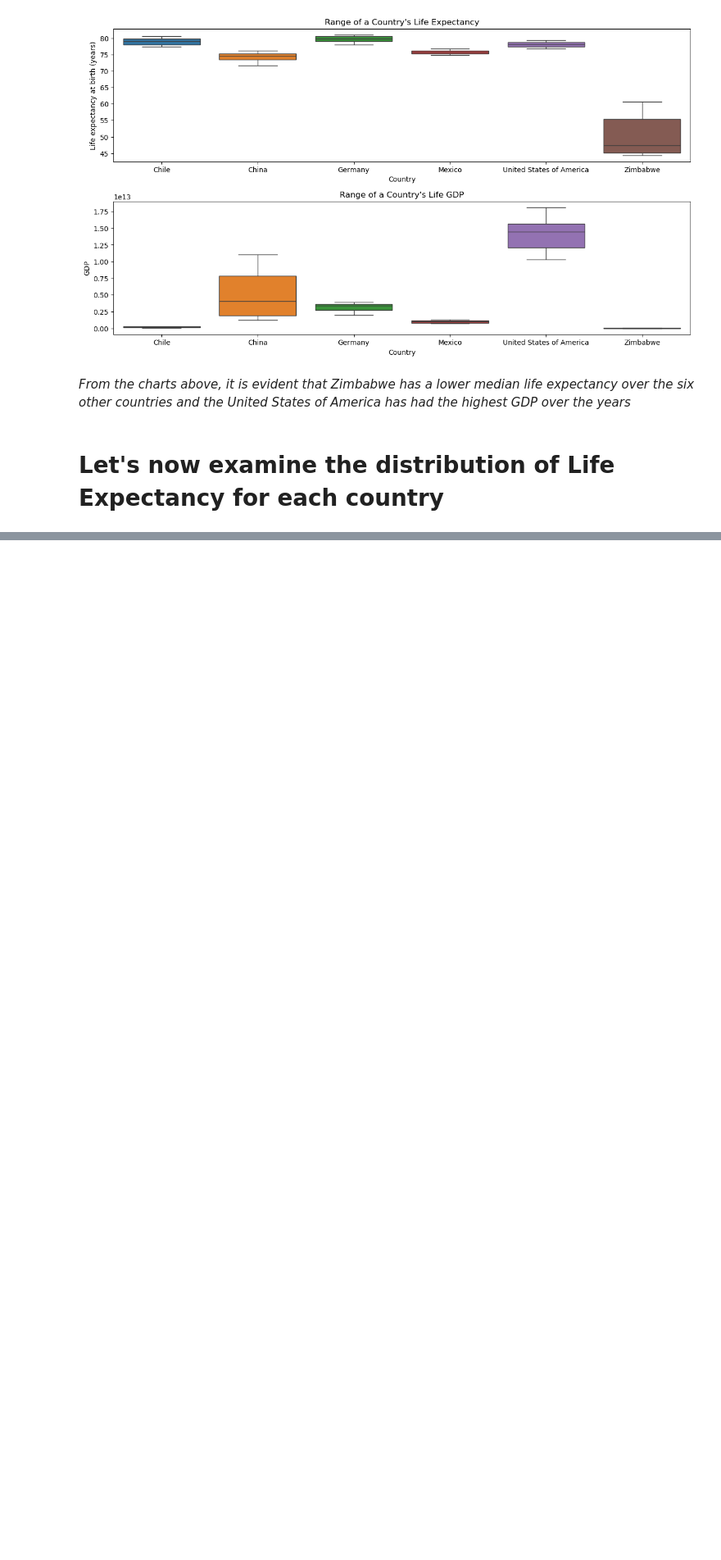
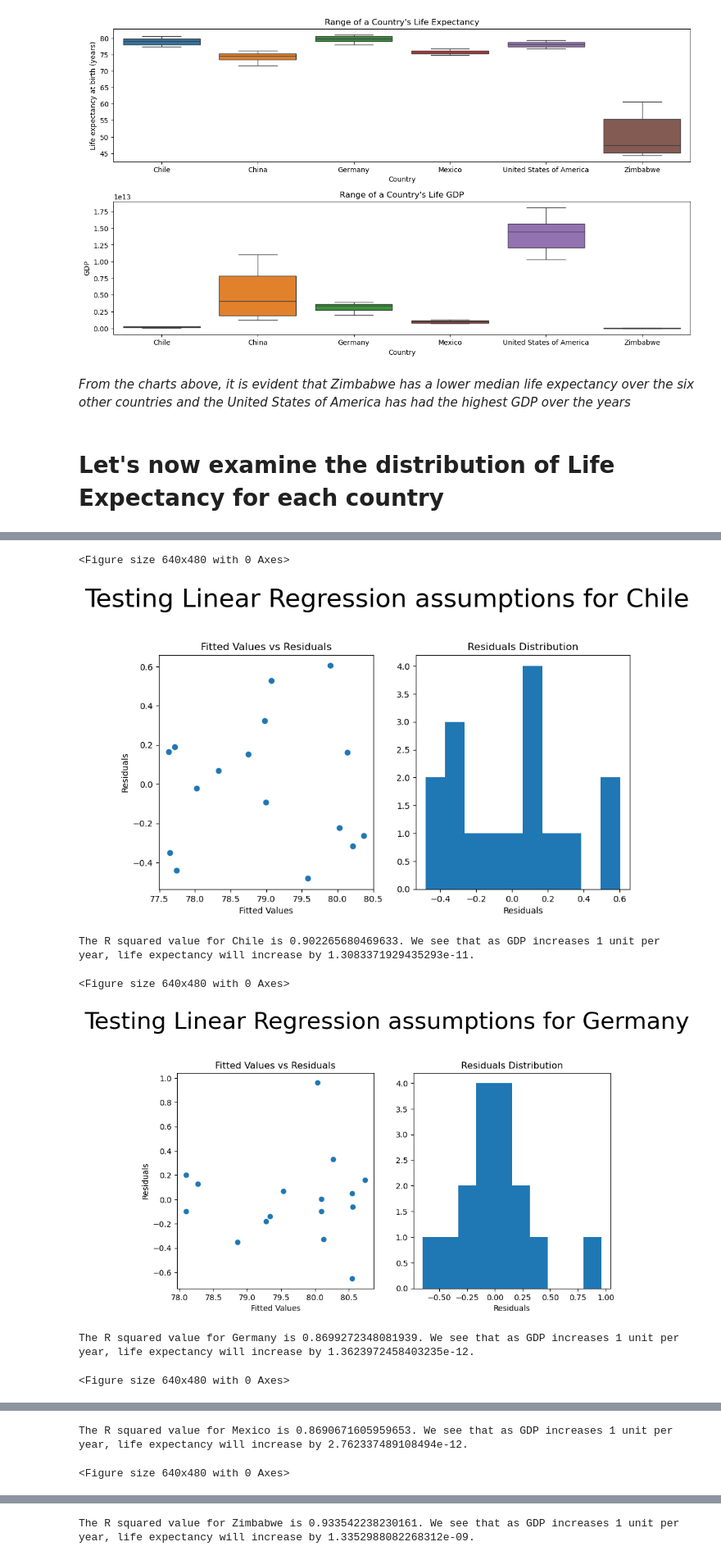
Before and after one commit to YI75/Data-Visualzation-project, a Jupyter notebook: life_expectancy_gdp.ipynb, the cells around one changed output, grey strips where cells are left out. Shown at 82% size. Saved outputs shown, nothing was run; the diff lists cells and outputs as text; code cells hidden in the pictures; blank space fills up the shorter version.

```diff
--- a/life_expectancy_gdp.ipynb
+++ b/life_expectancy_gdp.ipynb
@@ -100,0 +176,3 @@ plt.clf()
+# %%
+df = df.rename(columns = {'Life expectancy at birth (years)': 'Life'})
+print(df[df['Country'] == country].head())
@@ -100,0 +186,39 @@ plt.clf()
+# %%
+# linear regression model function
+
+def linear_regression_test(country):
+
+    linear_model = sm.OLS.from_formula('Life ~ GDP', df[df['Country'] == country]).fit()
+    fitted_values = linear_model.predict(df['GDP'][df['Country'] == country])
+    residual = df['Life'][df['Country'] == country] - linear_model.predict(df['GDP'][df['Country'] == country])
+
+    plt.figure(figsize=(10,5))
+    plt.subplots_adjust(hspace=0.3)
+    plt.suptitle("Testing Linear Regression assumptions for {}".format(country), fontsize=30, y=1.1)
+
+    plt.subplot(1,2,1)
+    plt.scatter(fitted_values, residual)
+    plt.xlabel('Fitted Values')
+    plt.ylabel('Residuals')
+    plt.title('Fitted Values vs Residuals')
+
+    plt.subplot(1,2,2)
+    plt.hist(residual, bins = 10)
+    plt.xlabel('Residuals')
+    plt.title('Residuals Distribution')
+
+    plt.show()
+    plt.clf()
+
+    print('The R squared value for {country} is {r2}. We see that as GDP increases 1 unit per year, life expectancy will increase by {slope}.'.format(country = country, r2 = linear_model.rsquared, slope = linear_model.params['GDP']))
+
+for country in list_of_countries:
+    linear_regression_test(country)
+# %% [output]
+<Figure size 640x480 with 0 Axes>
+[figure, added]
+The R squared value for Chile is 0.902265680469633. We see that as GDP increases 1 unit per year, life expectancy will increase by 1.3083371929435293e-11.
+<Figure size 640x480 with 0 Axes>
+[figure, added]
+The R squared value for Germany is 0.8699272348081939. We see that as GDP increases 1 unit per year, life expectancy will increase by 1.3623972458403235e-12.
+<Figure size 640x480 with 0 Axes>
@@ -100,0 +226,2 @@ plt.clf()
+The R squared value for Mexico is 0.8690671605959653. We see that as GDP increases 1 unit per year, life expectancy will increase by 2.762337489108494e-12.
+<Figure size 640x480 with 0 Axes>
@@ -100,0 +229 @@ plt.clf()
+The R squared value for Zimbabwe is 0.933542238230161. We see that as GDP increases 1 unit per year, life expectancy will increase by 1.3352988082268312e-09.
```
Also changed, not shown: parts of 14 cells of this notebook.
